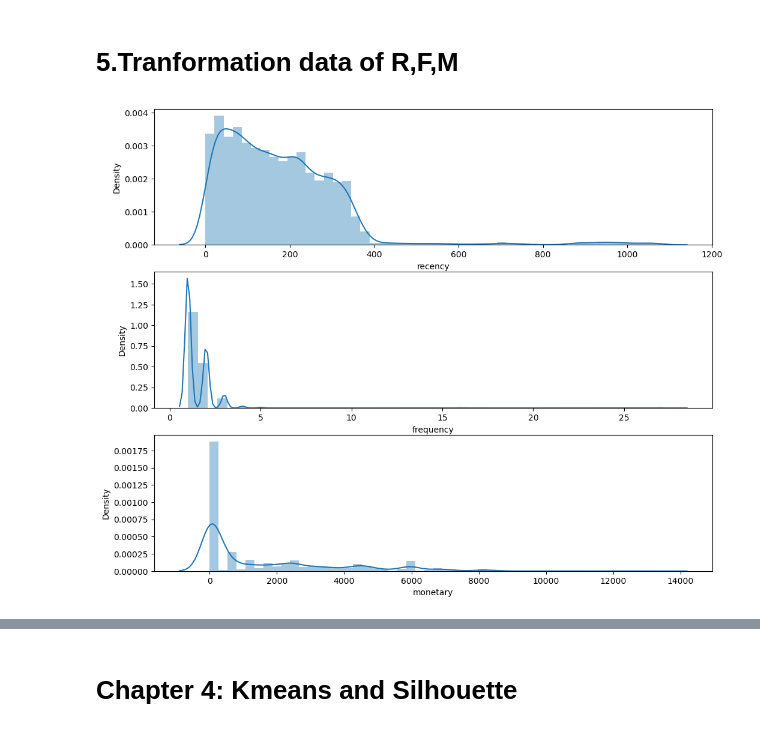
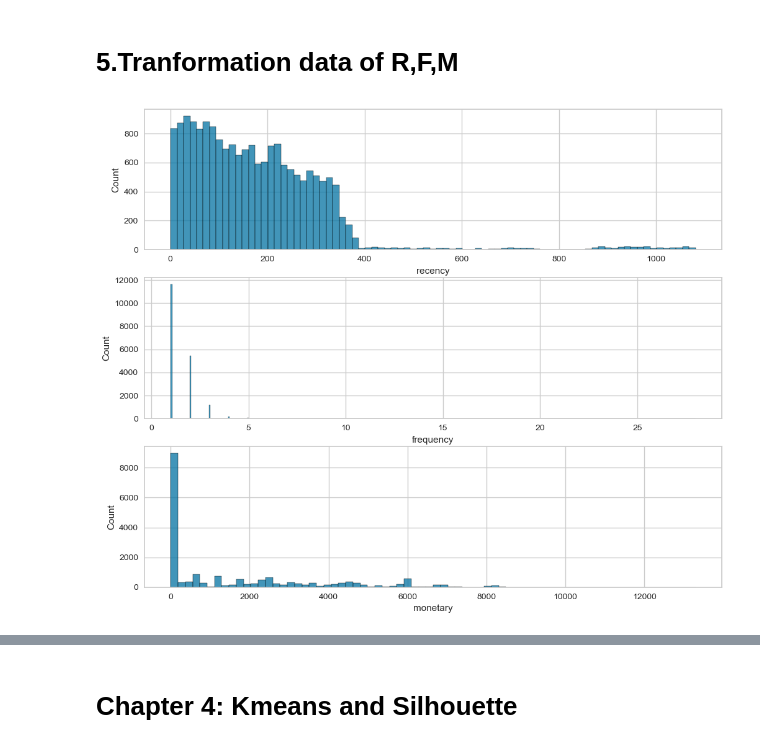
Before and after one commit to Tamuonanthit/FinalProject__231PP0802_Group4, a Jupyter notebook: RFM copy.ipynb, the cells around one changed output, grey strips where cells are left out. Cells and saved outputs as stored; diff of their text form; code cells hidden in the pictures.

```diff
--- a/RFM copy.ipynb
+++ b/RFM copy.ipynb
@@ -581,19 +581,18 @@ rfm.to_csv("rfm_segmented.csv", index = False)
 # %%
 plt.figure(figsize=(12,10))
 
 # Plot recency distribution
-plt.subplot(3, 1, 1); sns.distplot(rfm['recency'])
+plt.subplot(3, 1, 1); sns.histplot(rfm['recency'])
 
 # Plot frequency distribution
-plt.subplot(3, 1, 2); sns.distplot(rfm['frequency'])
+plt.subplot(3, 1, 2); sns.histplot(rfm['frequency'])
 
 # Plot monetary value distribution
-plt.subplot(3, 1, 3); sns.distplot(rfm['monetary'])
+plt.subplot(3, 1, 3); sns.histplot(rfm['monetary'])
 
-# Show the plot
 plt.show()
 # %% [output]
-[figure, old version]
+[figure, new version]
 # %%
 rfm.recency=rfm.recency.apply(lambda x: x+1)
 # %%
```
Also changed, not shown: parts of 24 cells of this notebook.
